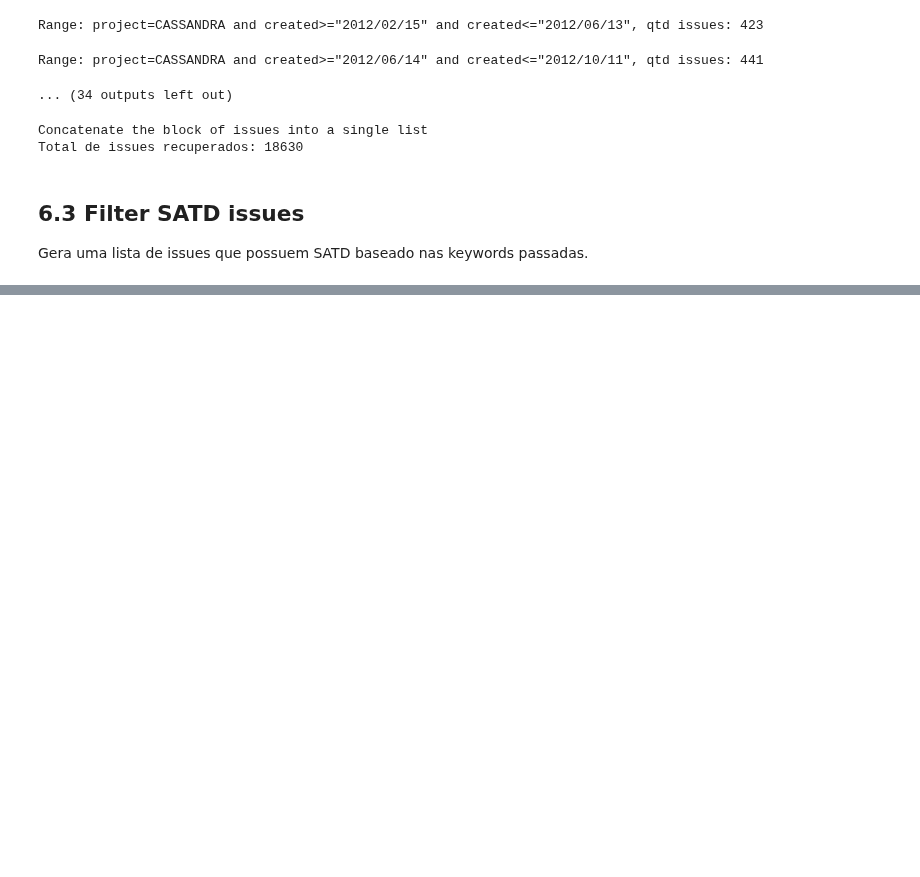
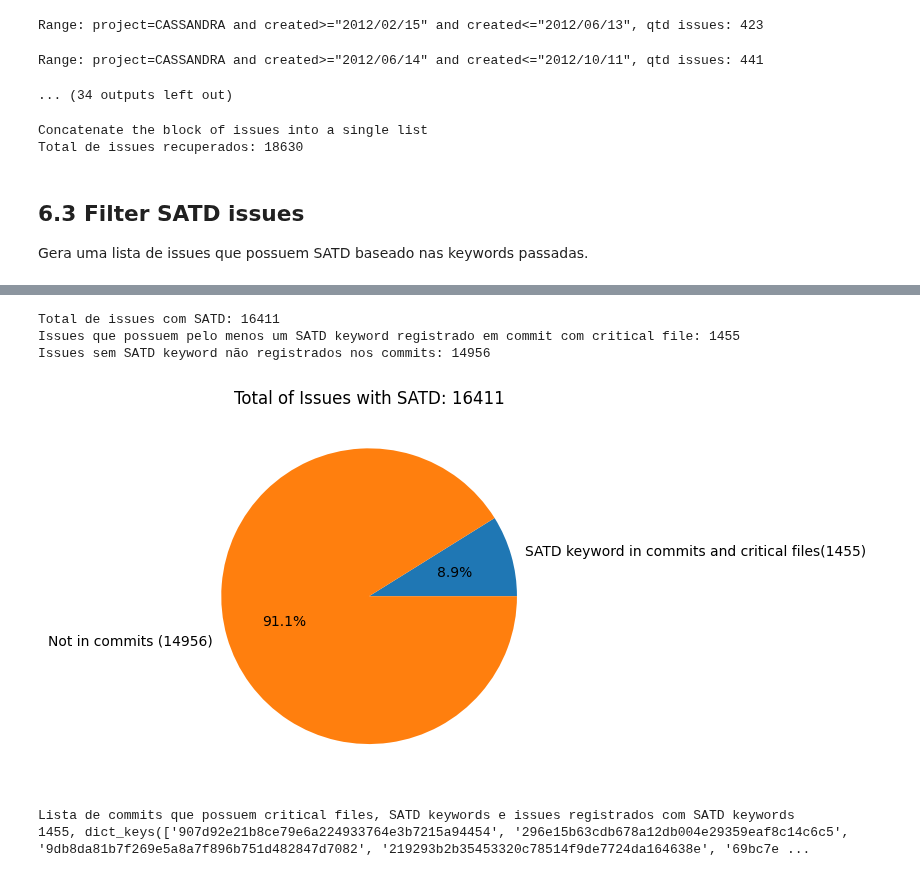
Before and after one commit to armandossrecife/piloto, a Jupyter notebook: satd_analyzer_with_critical_classes.ipynb, the cells around one changed output, grey strips where cells are left out. Saved outputs shown, nothing was run; the diff lists cells and outputs as text; code cells hidden in the pictures; blank space fills up the shorter version.

```diff
--- a/satd_analyzer_with_critical_classes.ipynb
+++ b/satd_analyzer_with_critical_classes.ipynb
@@ -939,0 +964,21 @@ Mostra um fragmento dos issues com SATD
+# %%
+def find_issues_id_by_project(input_string: str, project: str) -> list[str]:
+    """Finds all Cassandra issue ID patterns in the input string.
+    Args:
+        input_string: The input string.
+        project: The pattern related to project name, for example: CASSANDRA project name
+    Returns:
+        A list of project issue IDs, if found; otherwise, an empty list.
+    """
+    # Try to find all Cassandra issue ID patterns in the input string
+    matches = re.findall(r"({0}-\d+)".format(project), input_string)
+    # Return an empty list if no matches are found
+    if not matches:
+        return []
+    # Convert the list of matches to a set to remove duplicates
+    set_matches = set(matches)
+    # Convert the set of matches back to a list
+    list_unique_matches = list(set_matches)
+
+    # Return the list of matched Cassandra issue IDs
+    return list_unique_matches
@@ -939,0 +1027,24 @@ Mostra um fragmento dos issues com SATD
+# %%
+qtd_issues_with_satd_by_keywords_in_commits_and_critical_files = len(dict_issues_in_commits)
+qtd_issues_no_satd_by_keywords_no_in_commits = qtd_issues_with_satd_by_keywords - qtd_issues_with_satd_by_keywords_in_commits_and_critical_files
+
+print(f'Total de issues com SATD: {qtd_issues_with_satd_by_keywords}')
+print(f'Issues que possuem pelo menos um SATD keyword registrado em commit com critical file: {qtd_issues_with_satd_by_keywords_in_commits_and_critical_files}')
+print(f'Issues sem SATD keyword não registrados nos commits: {qtd_issues_no_satd_by_keywords_no_in_commits}')
+# %% [output]
+Total de issues com SATD: 16411
+Issues que possuem pelo menos um SATD keyword registrado em commit com critical file: 1455
+Issues sem SATD keyword não registrados nos commits: 14956
+# %%
+plt.pie([qtd_issues_with_satd_by_keywords_in_commits_and_critical_files,qtd_issues_no_satd_by_keywords_no_in_commits], labels=[f"SATD keyword in commits and critical files({qtd_issues_with_satd_by_keywords_in_commits_and_critical_files})", f"Not in commits ({qtd_issues_no_satd_by_keywords_no_in_commits})"], autopct="%1.1f%%")
+plt.title(f"Total of Issues with SATD: {qtd_issues_with_satd_by_keywords}")
+plt.show()
+# %% [output]
+[figure, added]
+# %%
+list_commits_with_critical_files_and_have_issues_keywords = dict_issues_in_commits.keys()
+print('Lista de commits que possuem critical files, SATD keywords e issues registrados com SATD keywords')
+print(f'{len(list_commits_with_critical_files_and_have_issues_keywords)}, {list_commits_with_critical_files_and_have_issues_keywords}')
+# %% [output]
+Lista de commits que possuem critical files, SATD keywords e issues registrados com SATD keywords
+1455, dict_keys(['907d92e21b8ce79e6a224933764e3b7215a94454', '296e15b63cdb678a12db004e29359eaf8c14c6c5', '9db8da81b7f269e5a8a7f896b751d482847d7082', '219293b2b35453320c78514f9de7724da164638e', '69bc7e ...
```
Also changed, not shown: parts of 10 cells of this notebook.
